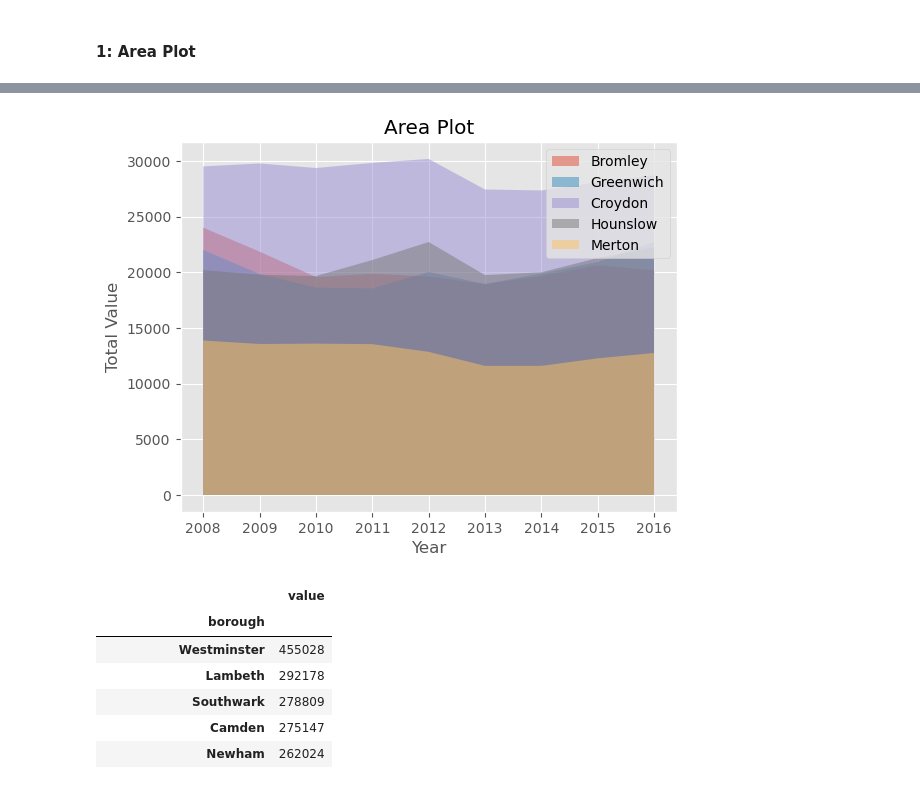
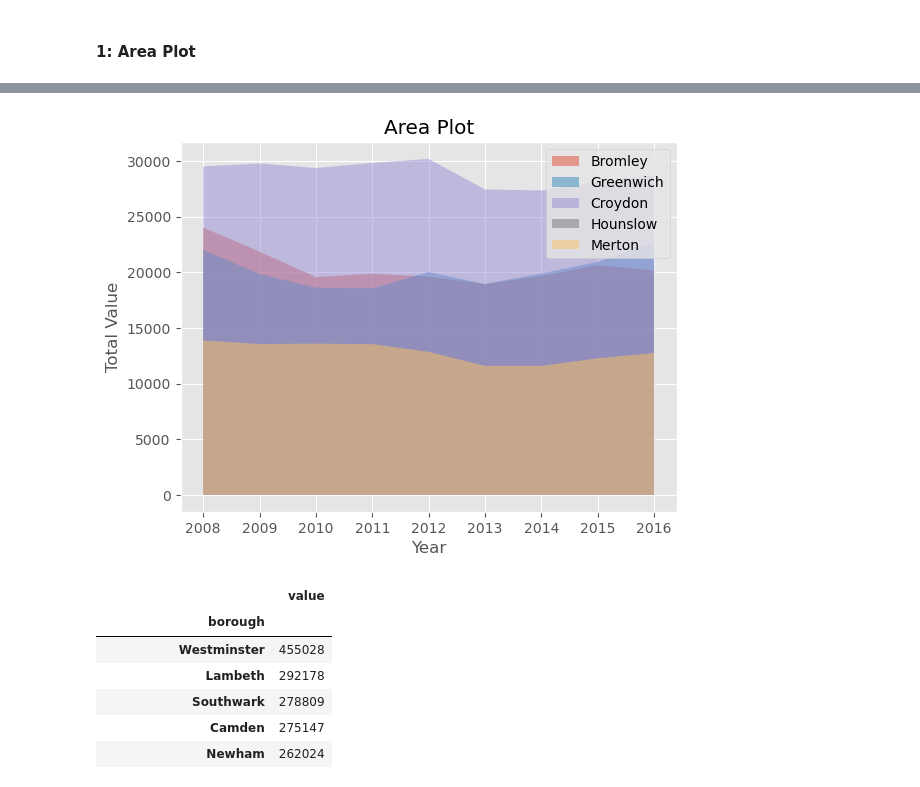
Before and after one commit to fwaafnn/Assigment1_DataVisualization, a Jupyter notebook: PYTN_Assg_1_5_AfwaAfini.ipynb, the cells around one changed output, grey strips where cells are left out. Cells and saved outputs as stored; diff of their text form; code cells hidden in the pictures.

```diff
--- a/PYTN_Assg_1_5_AfwaAfini.ipynb
+++ b/PYTN_Assg_1_5_AfwaAfini.ipynb
@@ -75,5 +82,7 @@ df.describe(include='all')
 | max | NaN | NaN | NaN | NaN | 3.090000e+02 | 2.016000e+03 | 1.200000e+01 |
 # %% [markdown]
 #### 1: Area Plot
+# %%
+borough = pd.DataFrame({'borough': ['Bromley', 'Merton', 'Croydon', 'Greenwich', 'Sutton']})
 # %%
 df_agg = df[
@@ -101,26 +108,26 @@ pivot_df_agg
 # %%
-0.5# Filter borough yang dipilih
-df_filtered = df[(df['borough'].isin(['Bromley', 'Greenwich', 'Croydon', 'Hounslow', 'Merton']))]
+# Filter borough yang dipilih
+df_filtered = df[(df['borough'].isin(['Bromley', 'Greenwich', 'Croydon', 'Sutton', 'Merton']))]
 
 # Grouping hasil filter berdasarkan tahun dan sum nilai
 df_area = df_filtered.groupby(['borough', 'year'])['value'].sum().reset_index()
 
 # Plot area untuk masing-masing borough
 for borough in ['Bromley', 'Greenwich', 'Croydon', 'Hounslow', 'Merton']:
     subset = df_area[df_area['borough'] == borough]
     plt.fill_between(subset['year'], subset['value'], label=borough, alpha=0.5)
 
 # color_list = ['yellow','violet', 'khaki', 'skyblue', 'rebeccapurple']
 
 # df_area.plot(kind='area', color=color_list)
 
 plt.xlabel('Year')
 plt.ylabel('Total Value')
 plt.title('Area Plot')
 plt.legend()
 plt.show()
 # %% [output]
-[figure, old version]
+[figure, new version]
 # %%
 count_borough = df.groupby(by='borough')['value'].sum().reset_index()
 count_borough.set_index('borough', inplace=True)
```
Also changed, not shown: parts of 10 cells of this notebook, 1 other file.
